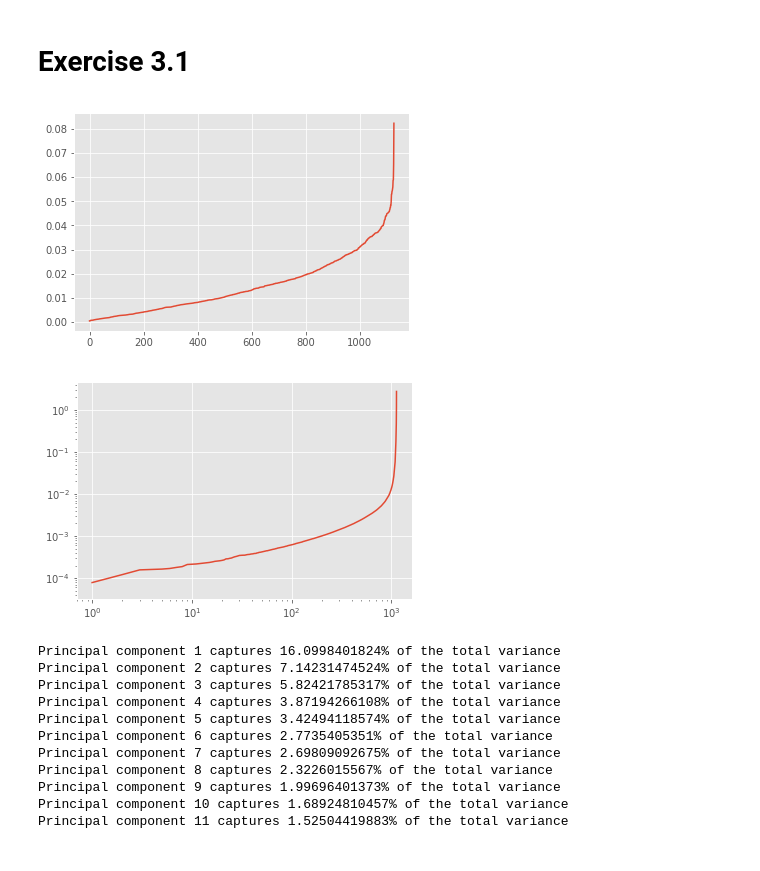
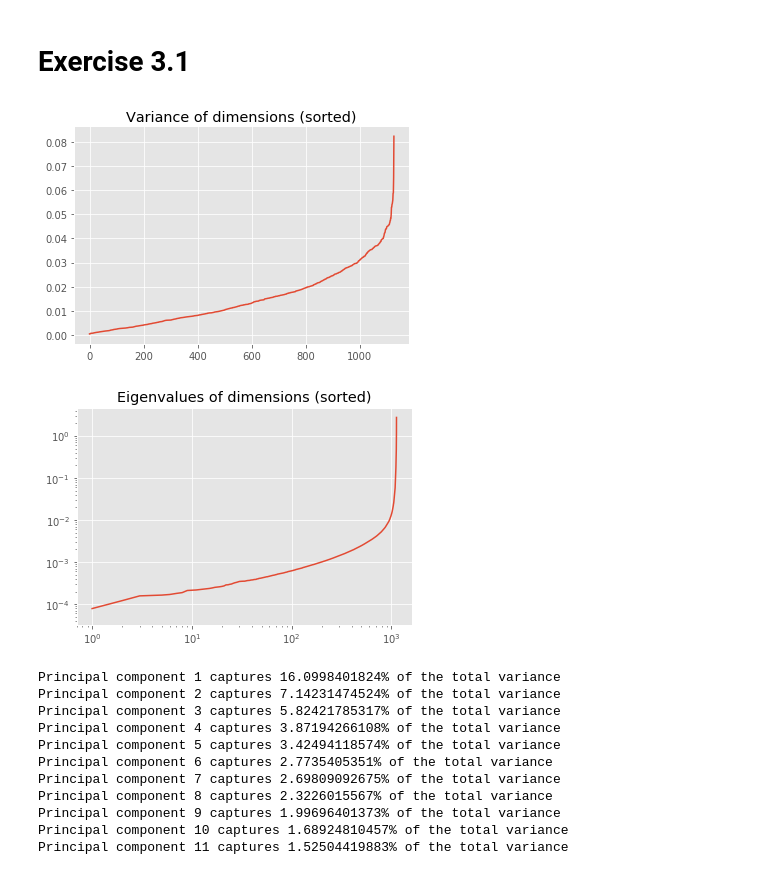
Before and after one commit to simonwicky/Internet-Analytics, a Jupyter notebook: lab03/lab3-dimred.ipynb, the cells around one changed output. Cells and saved outputs as stored; diff of their text form; code cells hidden in the pictures.

```diff
--- a/lab03/lab3-dimred.ipynb
+++ b/lab03/lab3-dimred.ipynb
@@ -47,10 +47,11 @@ var_array = np.var(matrix,axis = 0)
 total_variance = sum(var_array)
 sorted_var_array = np.sort(var_array)
 # %%
-plt.plot(sorted_var_array, label='Test')
+plt.plot(sorted_var_array)
+plt.title("Variance of dimensions (sorted)")
 plt.show()
 # %% [output]
-[figure, old version]
+[figure, new version]
 # %%
 centered_matrix = matrix - np.mean(matrix,axis = 0)
 covariance_matrix = np.cov(centered_matrix, rowvar=False, bias = True)
@@ -58,9 +59,10 @@ values,vectors = np.linalg.eigh(covariance_matrix)
 plt.plot(values)
 plt.yscale('log')
 plt.xscale('log')
+plt.title("Eigenvalues of dimensions (sorted)")
 plt.show()
 # %% [output]
-[figure, old version]
+[figure, new version]
 # %%
 variance_PCS = 0;
 index = len(vectors)
```
Also changed, not shown: parts of 9 cells of this notebook, 1 other file.
